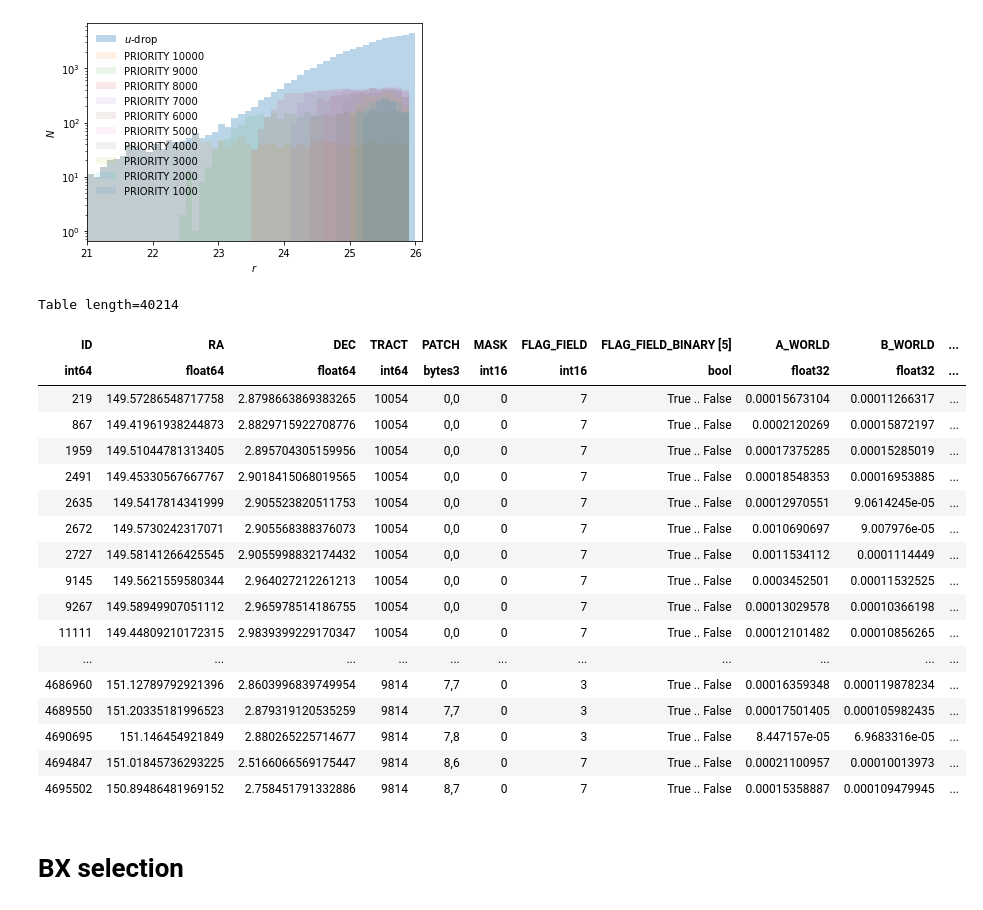
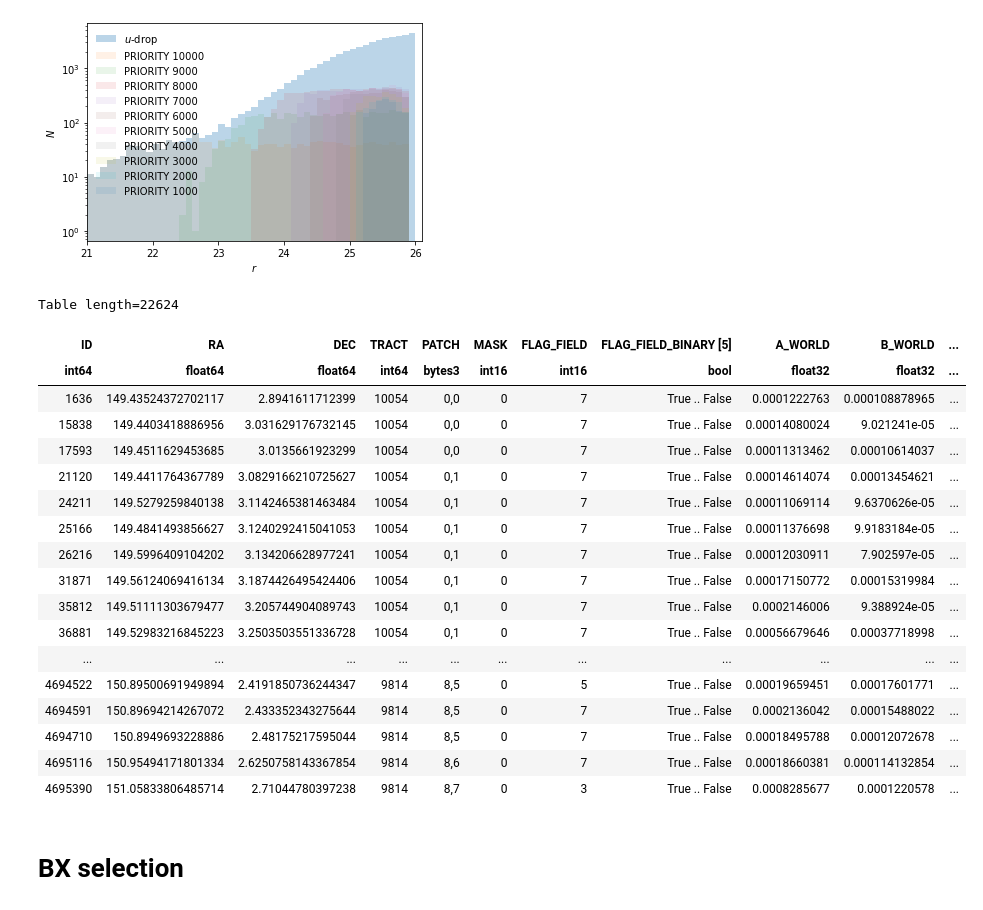
Before and after one commit to michaelJwilson/DESILBG, a Jupyter notebook: target/proposals/docs/desilbg-clauds.ipynb, the cells around one changed output. Saved outputs shown, nothing was run; the diff lists cells and outputs as text; code cells hidden in the pictures.

```diff
--- a/target/proposals/docs/desilbg-clauds.ipynb
+++ b/target/proposals/docs/desilbg-clauds.ipynb
@@ -388,12 +384,42 @@ tiers['TILEID']       = tiles['TILEID'][indx]
 # %%
+isin, indx            = is_point_in_desi(tiles, tiers['RA'], tiers['DEC'], radius=None, return_tile_index=True)
+
+tiers['TILEID']       = tiles['TILEID'][indx]
+
 tiers['SAMPLE']       = 'CLAUDS-U'
 tiers['TARGETID']     = np.arange(len(tiers))
 tiers['SUBPRIORITY']  = np.random.uniform(0.0, 1.0, len(tiers))
 
 tiers['PMRA']         = np.zeros(len(tiers),   dtype='>f4')
 tiers['PMDEC']        = np.zeros(len(tiers),   dtype='>f4')
 
 tiers['REF_EPOCH']    = np.zeros(len(tiers),   dtype='>f4')
 tiers['OVERRIDE']     = np.zeros(len(tiers),   dtype='>f4')
 
 tiers.meta['EXTNAME'] = 'MTL'
+
+del tiers['ISIN']
+
+tiers.write('/global/cscratch1/sd/mjwilson/DESILBG/final/udrops.fits', format='fits', overwrite=True)
+
+tiers
+# %% [output]
+Table length=22624
+| ID | RA | DEC | TRACT | PATCH | MASK | FLAG_FIELD | FLAG_FIELD_BINARY [5] | A_WORLD | B_WORLD | ... |
+| int64 | float64 | float64 | int64 | bytes3 | int16 | int16 | bool | float32 | float32 | ... |
+| 1636 | 149.43524372702117 | 2.8941611712399 | 10054 | 0,0 | 0 | 7 | True .. False | 0.0001222763 | 0.000108878965 | ... |
+| 15838 | 149.4403418886956 | 3.031629176732145 | 10054 | 0,0 | 0 | 7 | True .. False | 0.00014080024 | 9.021241e-05 | ... |
+| 17593 | 149.4511629453685 | 3.0135661923299 | 10054 | 0,0 | 0 | 7 | True .. False | 0.00011313462 | 0.00010614037 | ... |
+| 21120 | 149.4411764367789 | 3.0829166210725627 | 10054 | 0,1 | 0 | 7 | True .. False | 0.00014614074 | 0.00013454621 | ... |
+| 24211 | 149.5279259840138 | 3.1142465381463484 | 10054 | 0,1 | 0 | 7 | True .. False | 0.00011069114 | 9.6370626e-05 | ... |
+| 25166 | 149.4841493856627 | 3.1240292415041053 | 10054 | 0,1 | 0 | 7 | True .. False | 0.00011376698 | 9.9183184e-05 | ... |
+| 26216 | 149.5996409104202 | 3.134206628977241 | 10054 | 0,1 | 0 | 7 | True .. False | 0.00012030911 | 7.902597e-05 | ... |
+| 31871 | 149.56124069416134 | 3.1874426495424406 | 10054 | 0,1 | 0 | 7 | True .. False | 0.00017150772 | 0.00015319984 | ... |
+| 35812 | 149.51111303679477 | 3.205744904089743 | 10054 | 0,1 | 0 | 7 | True .. False | 0.0002146006 | 9.388924e-05 | ... |
+| 36881 | 149.52983216845223 | 3.2503503551336728 | 10054 | 0,1 | 0 | 7 | True .. False | 0.00056679646 | 0.00037718998 | ... |
+| ... | ... | ... | ... | ... | ... | ... | ... | ... | ... | ... |
+| 4694522 | 150.89500691949894 | 2.4191850736244347 | 9814 | 8,5 | 0 | 5 | True .. False | 0.00019659451 | 0.00017601771 | ... |
+| 4694591 | 150.89694214267072 | 2.433352343275644 | 9814 | 8,5 | 0 | 7 | True .. False | 0.0002136042 | 0.00015488022 | ... |
+| 4694710 | 150.8949693228886 | 2.48175217595044 | 9814 | 8,5 | 0 | 7 | True .. False | 0.00018495788 | 0.00012072678 | ... |
+| 4695116 | 150.95494171801334 | 2.6250758143367854 | 9814 | 8,6 | 0 | 7 | True .. False | 0.00018660381 | 0.000114132854 | ... |
+| 4695390 | 151.05833806485714 | 2.71044780397238 | 9814 | 8,7 | 0 | 3 | True .. False | 0.0008285677 | 0.0001220578 | ... |
@@ -402,25 +426,3 @@ del tiers['ISIN']
-# %%
-tiers
-# %% [output]
-Table length=40214
-| ID | RA | DEC | TRACT | PATCH | MASK | FLAG_FIELD | FLAG_FIELD_BINARY [5] | A_WORLD | B_WORLD | ... |
-| int64 | float64 | float64 | int64 | bytes3 | int16 | int16 | bool | float32 | float32 | ... |
-| 219 | 149.57286548717758 | 2.8798663869383265 | 10054 | 0,0 | 0 | 7 | True .. False | 0.00015673104 | 0.00011266317 | ... |
-| 867 | 149.41961938244873 | 2.8829715922708776 | 10054 | 0,0 | 0 | 7 | True .. False | 0.0002120269 | 0.00015872197 | ... |
-| 1959 | 149.51044781313405 | 2.895704305159956 | 10054 | 0,0 | 0 | 7 | True .. False | 0.00017375285 | 0.00015285019 | ... |
-| 2491 | 149.45330567667767 | 2.9018415068019565 | 10054 | 0,0 | 0 | 7 | True .. False | 0.00018548353 | 0.00016953885 | ... |
-| 2635 | 149.5417814341999 | 2.905523820511753 | 10054 | 0,0 | 0 | 7 | True .. False | 0.00012970551 | 9.0614245e-05 | ... |
-| 2672 | 149.5730242317071 | 2.905568388376073 | 10054 | 0,0 | 0 | 7 | True .. False | 0.0010690697 | 9.007976e-05 | ... |
-| 2727 | 149.58141266425545 | 2.9055998832174432 | 10054 | 0,0 | 0 | 7 | True .. False | 0.0011534112 | 0.0001114449 | ... |
-| 9145 | 149.5621559580344 | 2.964027212261213 | 10054 | 0,0 | 0 | 7 | True .. False | 0.0003452501 | 0.00011532525 | ... |
-| 9267 | 149.58949907051112 | 2.965978514186755 | 10054 | 0,0 | 0 | 7 | True .. False | 0.00013029578 | 0.00010366198 | ... |
-| 11111 | 149.44809210172315 | 2.9839399229170347 | 10054 | 0,0 | 0 | 7 | True .. False | 0.00012101482 | 0.00010856265 | ... |
-| ... | ... | ... | ... | ... | ... | ... | ... | ... | ... | ... |
-| 4686960 | 151.12789792921396 | 2.8603996839749954 | 9814 | 7,7 | 0 | 3 | True .. False | 0.00016359348 | 0.000119878234 | ... |
-| 4689550 | 151.20335181996523 | 2.879319120535259 | 9814 | 7,7 | 0 | 3 | True .. False | 0.00017501405 | 0.000105982435 | ... |
-| 4690695 | 151.146454921849 | 2.880265225714677 | 9814 | 7,8 | 0 | 3 | True .. False | 8.447157e-05 | 6.9683316e-05 | ... |
-| 4694847 | 151.01845736293225 | 2.5166066569175447 | 9814 | 8,6 | 0 | 7 | True .. False | 0.00021100957 | 0.00010013973 | ... |
-| 4695502 | 150.89486481969152 | 2.758451791332886 | 9814 | 8,7 | 0 | 7 | True .. False | 0.00015358887 | 0.000109479945 | ... |
 # %% [markdown]
 # BX selection
 # %%
```
Also changed, not shown: parts of 13 cells of this notebook, 3 other files.
